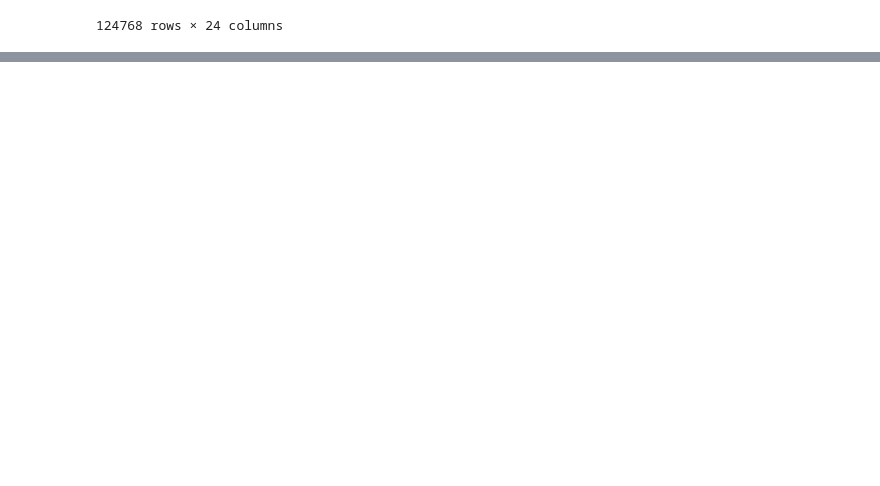
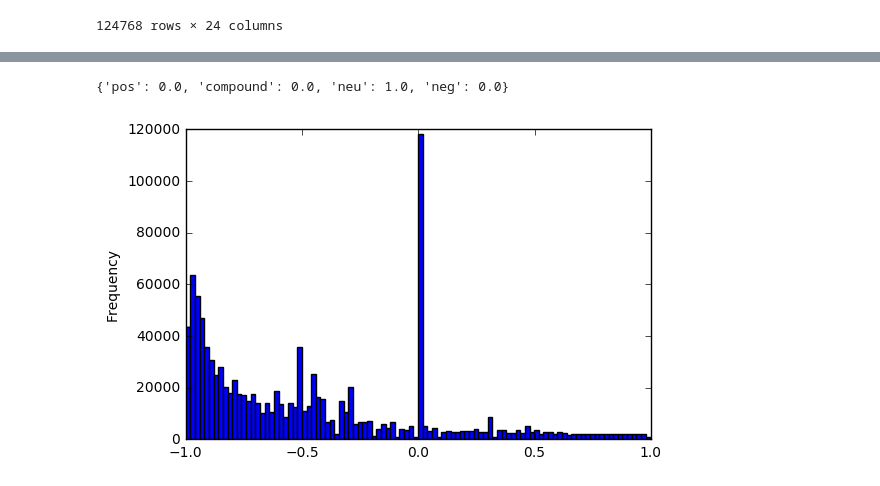
Before and after one commit to bmart847/RecallAnalysis, a Jupyter notebook: cars.ipynb, the cells around one changed output, grey strips where cells are left out. Cells and saved outputs as stored; diff of their text form; code cells hidden in the pictures; blank space fills up the shorter version.

Commit message:
Added some fresh graphs. Finalized sentiment.

```diff
--- a/cars.ipynb
+++ b/cars.ipynb
@@ -1120,0 +1113,2 @@ frankenFrame['compound'] = sent['compound']
+# %%
+fullsent['length'] = fullsent["string"].str.len()
@@ -1132,3 +1209,8 @@ print(test)
+# %%
+test = analyzer.polarity_scores("Some dogs are doggos, some are puppers, and others may even be pupperinos. The chunky ones are thicc, and the thin ones are long bois.")
+print(test)
+# %% [output]
+{'pos': 0.0, 'compound': 0.0, 'neu': 1.0, 'neg': 0.0}
 # %%
 testSent = pd.read_csv(r"sentFINAL.csv")
 # %%
@@ -1139,6 +1221,8 @@ frankenFrame = frankenFrame[np.isfinite(frankenFrame['compound'])]
 # %%
 frankenFrame.describe()
 # %%
-frankenFrame['compound'].plot.hist(stacked = True, bins = 100)
+fullsent['compound'].plot.hist(stacked = True, bins = 100)
 
 plt.show()
+# %% [output]
+[figure, added]
```
Also changed, not shown: parts of 22 cells of this notebook.
